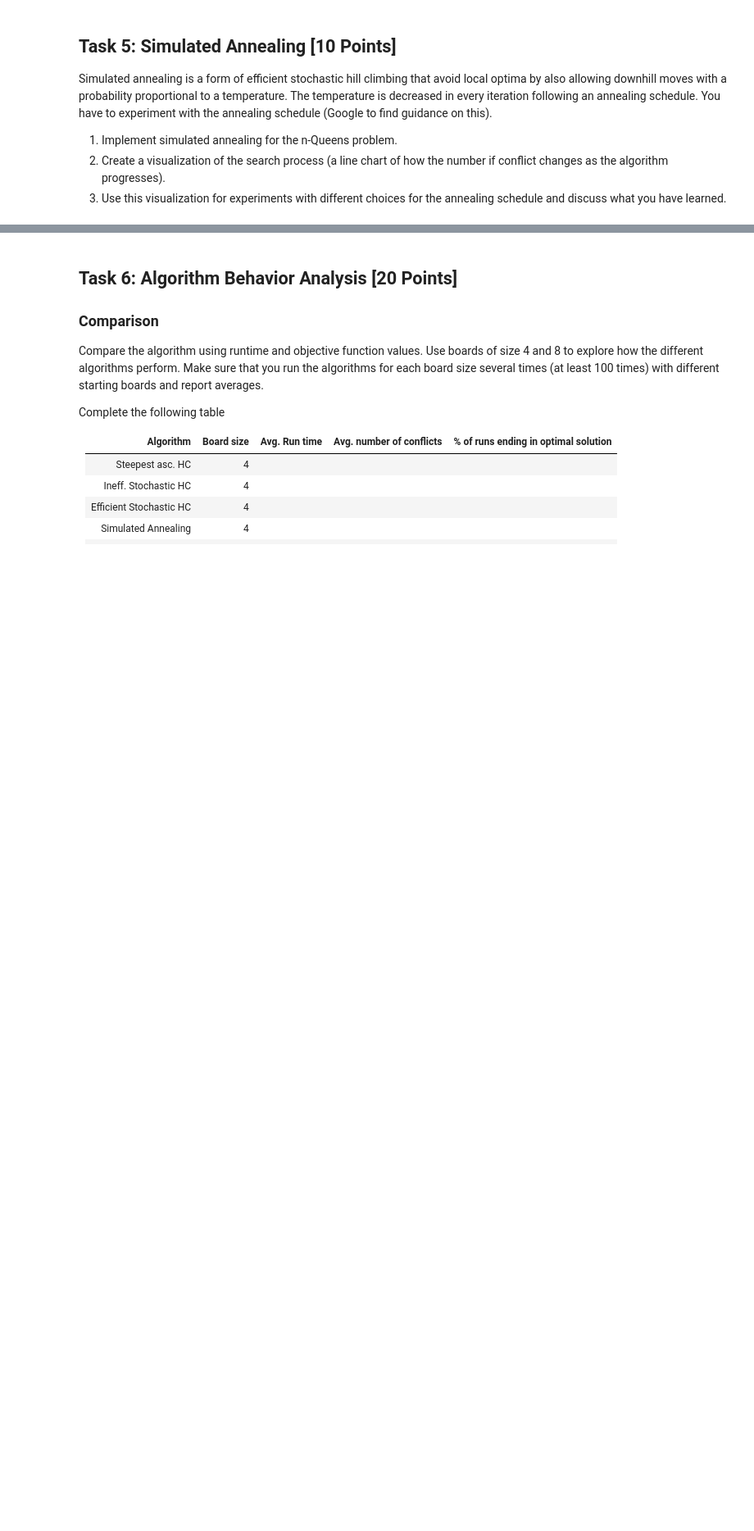
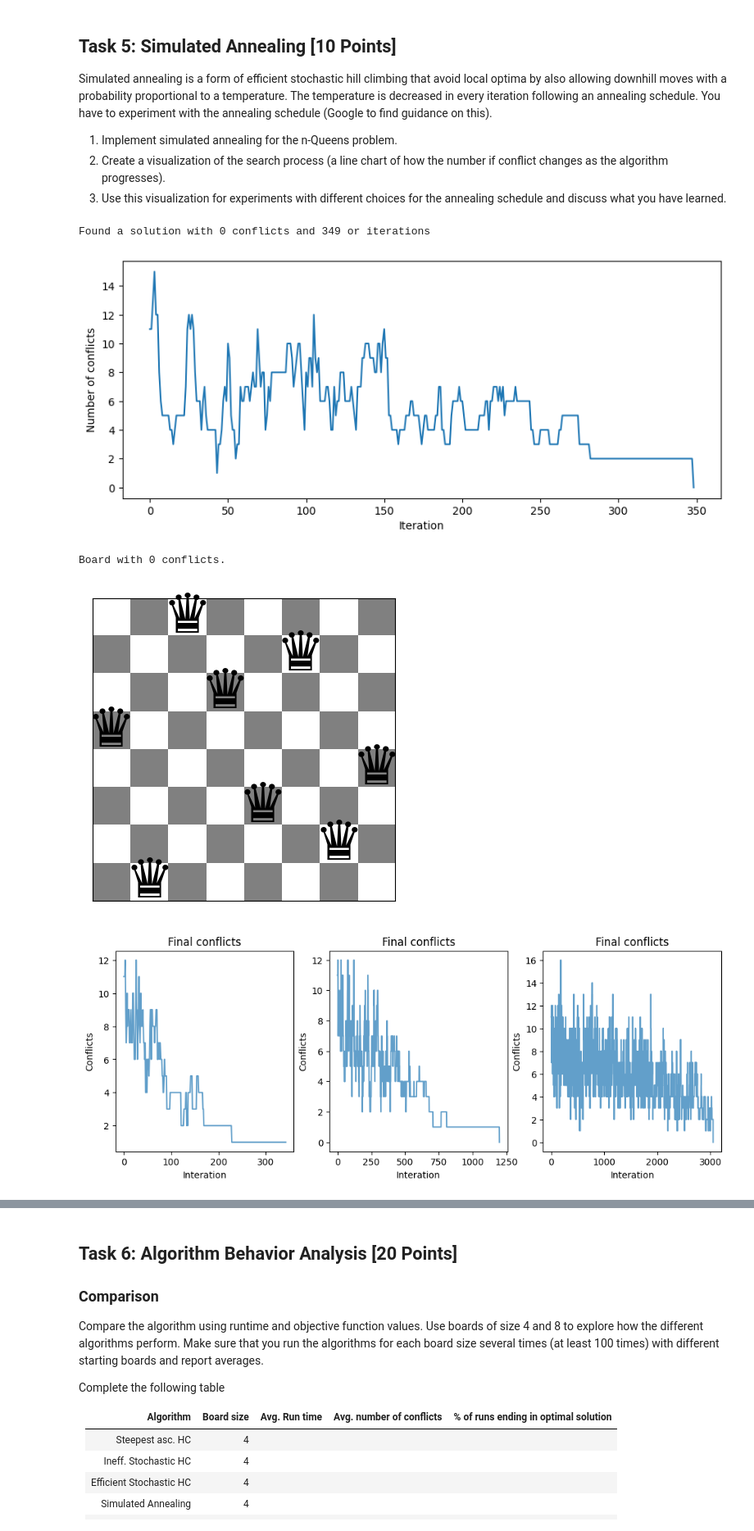
Before and after one commit to Jonestg26/Assignment1, a Jupyter notebook: Local_Search/n_queens.ipynb, the cells around one changed output, grey strips where cells are left out. Shown at 82% size. Drawn from its saved outputs; the diff is of its cells as text; code cells hidden in the pictures; blank space fills up the shorter version.

```diff
--- a/Local_Search/n_queens.ipynb
+++ b/Local_Search/n_queens.ipynb
@@ -322,6 +322,7 @@ Simulated annealing is a form of efficient stochastic hill climbing that avoid l
 2. Create a visualization of the search process (a line chart of how the number if conflict changes as the algorithm progresses).
 3. Use this visualization for experiments with different choices for the annealing schedule and discuss what you have learned.
 # %%
+from IPython.core import history
 def simulated_annealing(board, T_start = 10.0, T_end = 0.01, alpha = 0.99):
   """Simulated annealing search for n-Queens
   Annealing schedule t_{k+1} = t_k * alpha
@@ -336,30 +337,66 @@ def simulated_annealing(board, T_start = 10.0, T_end = 0.01, alpha = 0.99):
   best_board = list(board)
   best_conflicts = current_conflicts
   history = [current_conflicts]
   T = T_start
 
   while T > T_end:
     #random local move
     col = np.random.randint(n)
     row = np.random.randint(n-1)
     if row >= board[col]:
       row += 1
     original_row = board[col]
     board[col] = row
     new_conflicts = conflicts(board)
     delta = new_conflicts - current_conflicts
     # Accept if improvement
     if delta < 0 or np.random.rand() < np.exp(-delta/T):
       current_conflicts = new_conflicts
       if current_conflicts < best_conflicts:
         best_board = list(board)
         best_conflicts = current_conflicts
     else:
       board[col] = original_row # revert
 
     history.append(current_conflicts)
     T *= alpha
     if best_conflicts == 0:
       break
 
   return best_board, best_conflicts, history
+
+
+np.random.seed(12)
+board = random_board(8)
+result, c, history = simulated_annealing(board)
+print(f"Found a solution with {c} conflicts and {len(history)} or iterations")
+
+plt.figure(figsize=(10, 4))
+plt.plot(history)
+plt.xlabel('Iteration')
+plt.ylabel("Number of conflicts")
+plt.show()
+
+show_board(result)
+
+schedules = [
+    ("Fast (a=0.98)",   dict(T_start=10, T_end=0.01, alpha=0.98)),
+    ("Medium (a=0.995)", dict(T_start=10, T_end=0.01, alpha=0.995)),
+    ("Slow (a=0.999)",  dict(T_start=10, T_end=0.01, alpha=0.999)),
+]
+
+fig, axes = plt.subplots(1, 3, figsize=(12, 4))
+for ax, (label, params) in zip(axes, schedules):
+  np.random.seed(0)
+  _, c, history = simulated_annealing(board, **params)
+  ax.plot(history, alpha=0.7)
+  ax.set_title("Final conflicts")
+  ax.set_xlabel("Interation")
+  ax.set_ylabel("Conflicts")
+plt.show()
+# %% [output]
+Found a solution with 0 conflicts and 349 or iterations
+[figure, added]
+Board with 0 conflicts.
+[figure, added]
+[figure, added]
```
Also changed, not shown: parts of 1 cell of this notebook.
